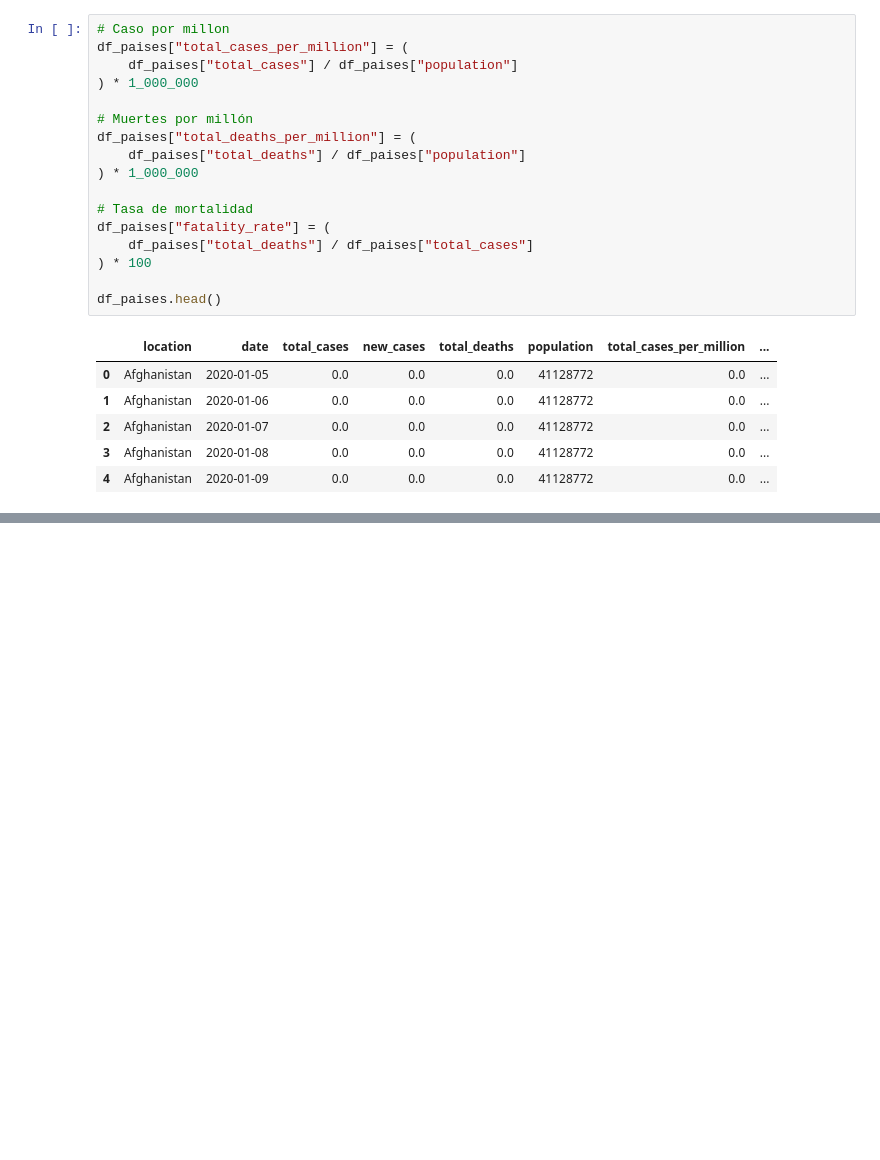
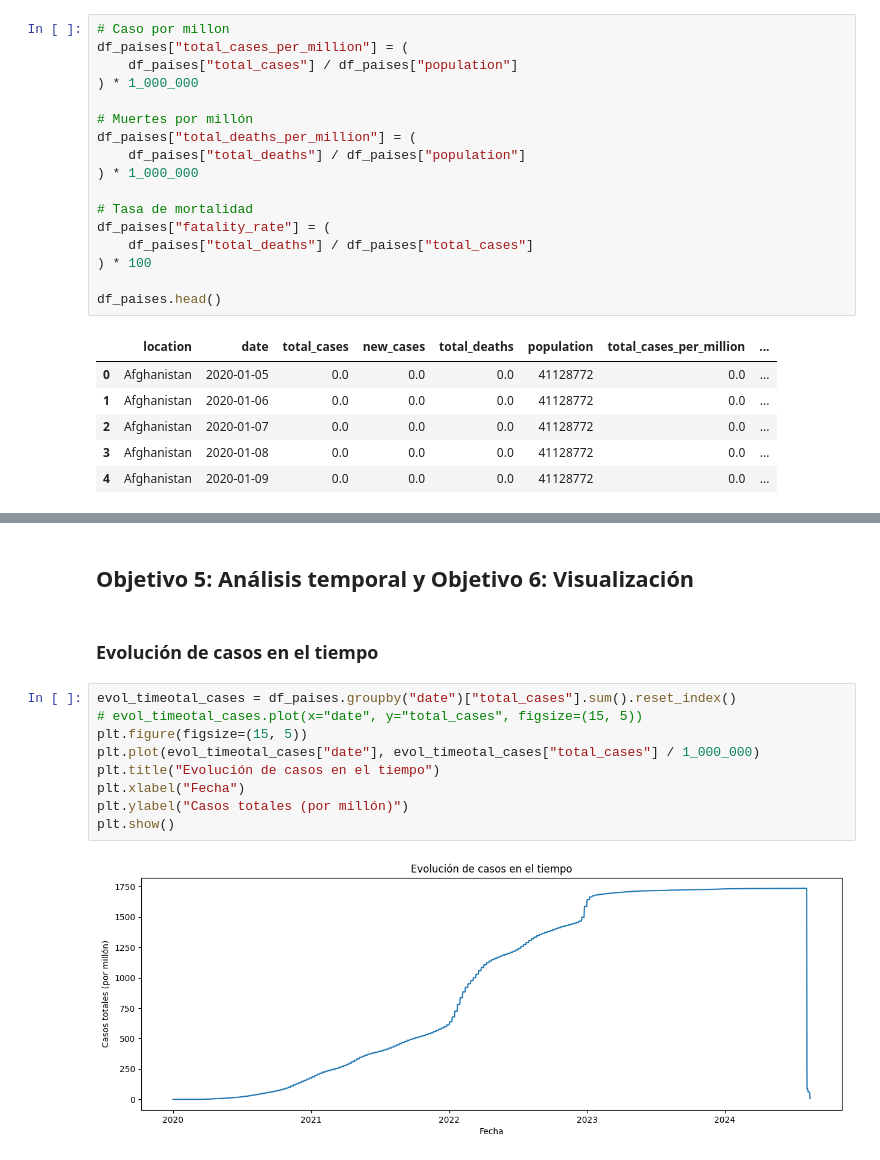
Before and after one commit to StalkerData/Ciencia_de_Datos, a Jupyter notebook: Nivel_2/covid_eda/notebooks/analisis_covid.ipynb, the cells around one changed output, grey strips where cells are left out. Drawn from its saved outputs; the diff is of its cells as text; blank space fills up the shorter version.

Commit message:
Se analizo y se hallo los países con mas casos y con menos casos, también las gráficas de evolución en el tiempo y gráfica de barra para compara países.

```diff
--- a/Nivel_2/covid_eda/notebooks/analisis_covid.ipynb
+++ b/Nivel_2/covid_eda/notebooks/analisis_covid.ipynb
@@ -200,0 +260,15 @@ Name: total_deaths_per_million, dtype: float64
+# %% [markdown]
+## Objetivo 5: Análisis temporal y Objetivo 6: Visualización
+# %% [markdown]
+### Evolución de casos en el tiempo
+# %%
+evol_timeotal_cases = df_paises.groupby("date")["total_cases"].sum().reset_index()
+# evol_timeotal_cases.plot(x="date", y="total_cases", figsize=(15, 5))
+plt.figure(figsize=(15, 5))
+plt.plot(evol_timeotal_cases["date"], evol_timeotal_cases["total_cases"] / 1_000_000)
+plt.title("Evolución de casos en el tiempo")
+plt.xlabel("Fecha")
+plt.ylabel("Casos totales (por millón)")
+plt.show()
+# %% [output]
+[figure, added]
```
Also changed, not shown: parts of 14 cells of this notebook.
